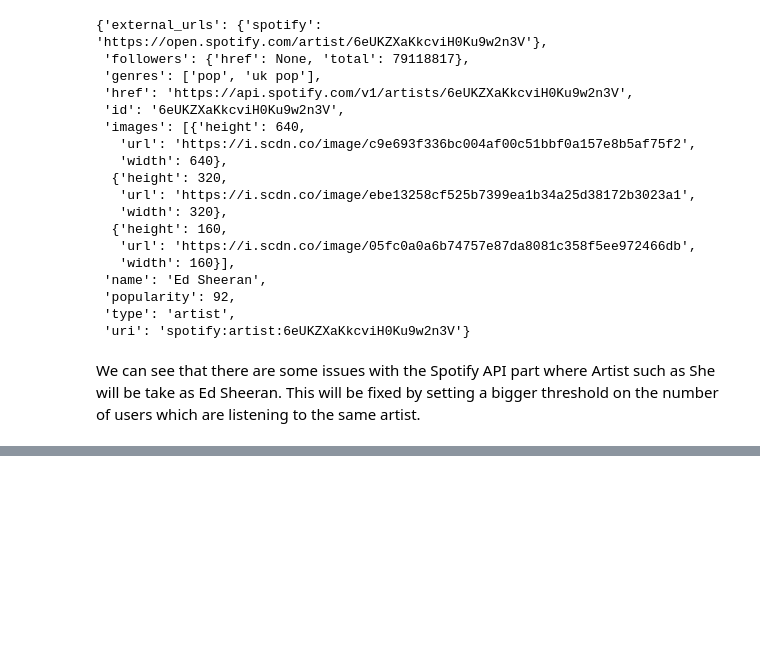
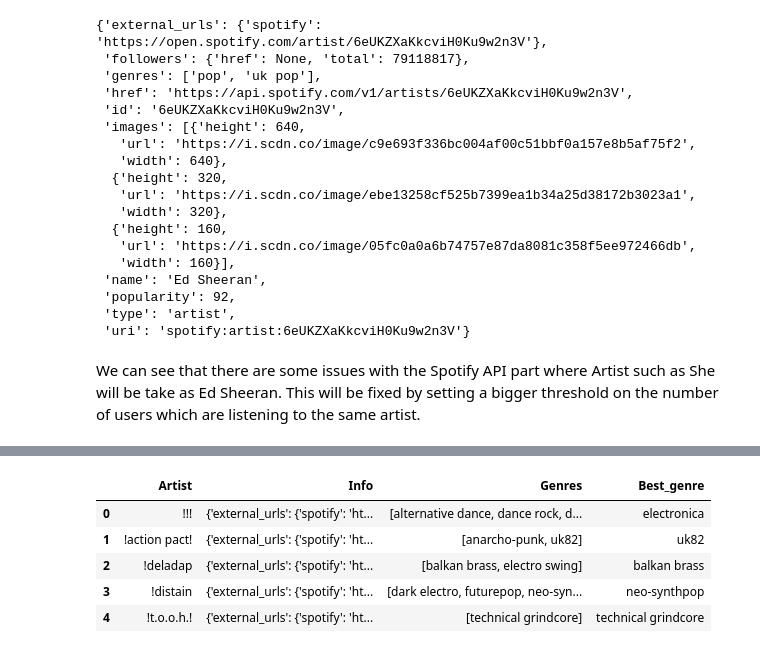
Before and after one commit to Caotick/mlbd-project, a Jupyter notebook: mlbd_project_spotify_api.ipynb, the cells around one changed output, grey strips where cells are left out. Cells and saved outputs as stored; diff of their text form; code cells hidden in the pictures; blank space fills up the shorter version.

```diff
--- a/mlbd_project_spotify_api.ipynb
+++ b/mlbd_project_spotify_api.ipynb
@@ -336,0 +463,10 @@ multipleUsers
+# %%
+merge_data['Best_genre'] = merge_data['Genres'].map(lambda x: best_genre(x, c))
+merge_data.head()
+# %% [output]
+|  | Artist | Info | Genres | Best_genre |
+| 0 | !!! | {'external_urls': {'spotify': 'ht... | [alternative dance, dance rock, d... | electronica |
+| 1 | !action pact! | {'external_urls': {'spotify': 'ht... | [anarcho-punk, uk82] | uk82 |
+| 2 | !deladap | {'external_urls': {'spotify': 'ht... | [balkan brass, electro swing] | balkan brass |
+| 3 | !distain | {'external_urls': {'spotify': 'ht... | [dark electro, futurepop, neo-syn... | neo-synthpop |
+| 4 | !t.o.o.h.! | {'external_urls': {'spotify': 'ht... | [technical grindcore] | technical grindcore |
```
Also changed, not shown: parts of 22 cells of this notebook, 1 other file.
